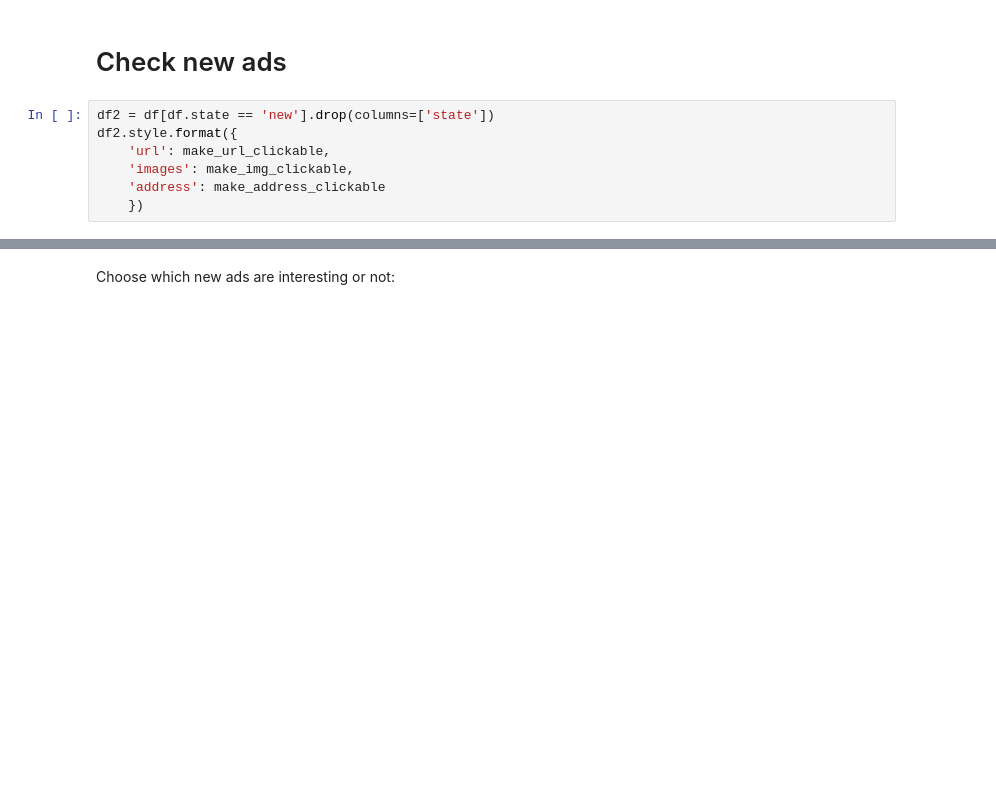
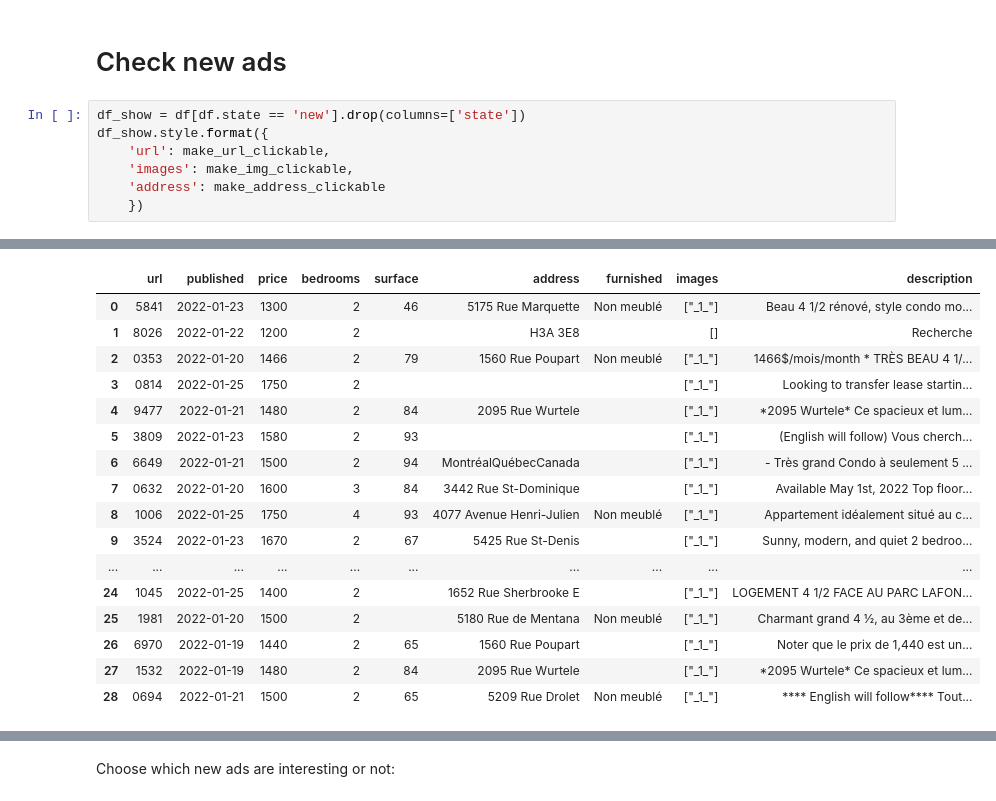
Before and after one commit to aduverger/flatfindr, a Jupyter notebook: notebooks/dashboard.ipynb, the cells around one changed output, grey strips where cells are left out. Saved outputs shown, nothing was run; the diff lists cells and outputs as text; blank space fills up the shorter version.

```diff
--- a/notebooks/dashboard.ipynb
+++ b/notebooks/dashboard.ipynb
@@ -17,8 +17,8 @@ The autoreload extension is already loaded. To reload it, use:
 # %% [markdown]
 # Check new ads
 # %%
-df2 = df[df.state == 'new'].drop(columns=['state'])
-df2.style.format({
+df_show = df[df.state == 'new'].drop(columns=['state'])
+df_show.style.format({
     'url': make_url_clickable,
     'images': make_img_clickable,
     'address': make_address_clickable
@@ -27,0 +27,17 @@ df2.style.format({
+|  | url | published | price | bedrooms | surface | address | furnished | images | description |
+| 0 | 5841 | 2022-01-23 | 1300 | 2 | 46 | 5175 Rue Marquette | Non meublé | ["_1_"] | Beau 4 1/2 rénové, style condo mo... |
+| 1 | 8026 | 2022-01-22 | 1200 | 2 |  | H3A 3E8 |  | [] | Recherche |
+| 2 | 0353 | 2022-01-20 | 1466 | 2 | 79 | 1560 Rue Poupart | Non meublé | ["_1_"] | 1466$/mois/month * TRÈS BEAU 4 1/... |
+| 3 | 0814 | 2022-01-25 | 1750 | 2 |  |  |  | ["_1_"] | Looking to transfer lease startin... |
+| 4 | 9477 | 2022-01-21 | 1480 | 2 | 84 | 2095 Rue Wurtele |  | ["_1_"] | *2095 Wurtele* Ce spacieux et lum... |
+| 5 | 3809 | 2022-01-23 | 1580 | 2 | 93 |  |  | ["_1_"] | (English will follow) Vous cherch... |
+| 6 | 6649 | 2022-01-21 | 1500 | 2 | 94 | MontréalQuébecCanada |  | ["_1_"] | - Très grand Condo à seulement 5 ... |
+| 7 | 0632 | 2022-01-20 | 1600 | 3 | 84 | 3442 Rue St-Dominique |  | ["_1_"] | Available May 1st, 2022 Top floor... |
+| 8 | 1006 | 2022-01-25 | 1750 | 4 | 93 | 4077 Avenue Henri-Julien | Non meublé | ["_1_"] | Appartement idéalement situé au c... |
+| 9 | 3524 | 2022-01-23 | 1670 | 2 | 67 | 5425 Rue St-Denis |  | ["_1_"] | Sunny, modern, and quiet 2 bedroo... |
+| ... | ... | ... | ... | ... | ... | ... | ... | ... | ... |
+| 24 | 1045 | 2022-01-25 | 1400 | 2 |  | 1652 Rue Sherbrooke E |  | ["_1_"] | LOGEMENT 4 1/2 FACE AU PARC LAFON... |
+| 25 | 1981 | 2022-01-20 | 1500 | 2 |  | 5180 Rue de Mentana | Non meublé | ["_1_"] | Charmant grand 4 ½, au 3ème et de... |
+| 26 | 6970 | 2022-01-19 | 1440 | 2 | 65 | 1560 Rue Poupart |  | ["_1_"] | Noter que le prix de 1,440 est un... |
+| 27 | 1532 | 2022-01-19 | 1480 | 2 | 84 | 2095 Rue Wurtele |  | ["_1_"] | *2095 Wurtele* Ce spacieux et lum... |
+| 28 | 0694 | 2022-01-21 | 1500 | 2 | 65 | 5209 Rue Drolet | Non meublé | ["_1_"] | **** English will follow**** Tout... |
```
Also changed, not shown: parts of 3 cells of this notebook, 1 other file.
